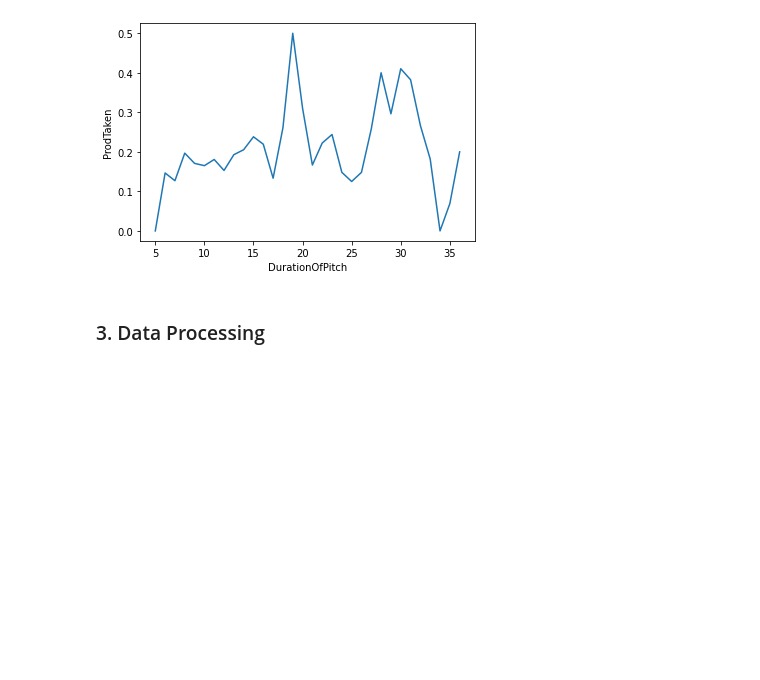
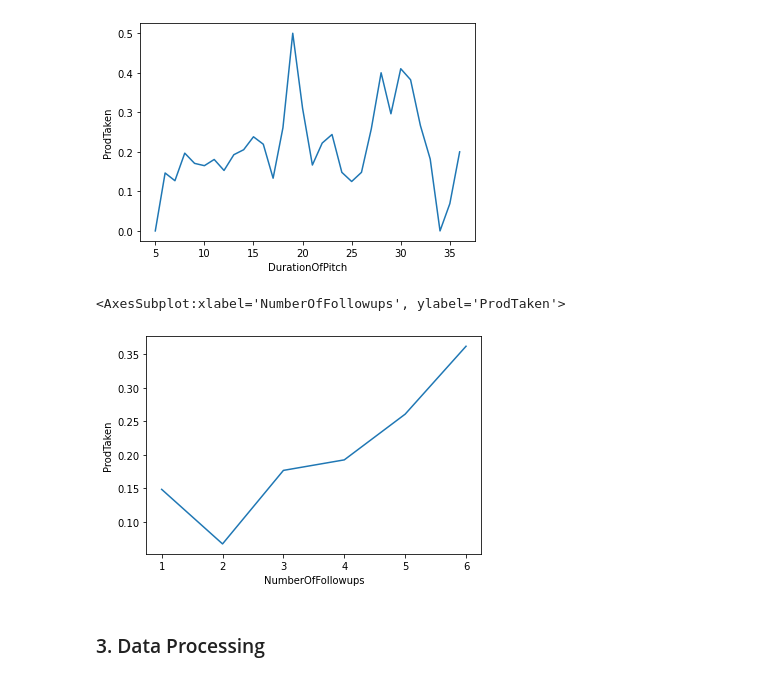
Before and after one commit to psrpsj/travel_package, a Jupyter notebook: travel.ipynb, the cells around one changed output. Cells and saved outputs as stored; diff of their text form; code cells hidden in the pictures; blank space fills up the shorter version.

```diff
--- a/travel.ipynb
+++ b/travel.ipynb
@@ -193,6 +193,11 @@ sb.lineplot(x="DurationOfPitch", y="ProdTaken", ci=None, data=train)
 # %% [output]
 <AxesSubplot:xlabel='DurationOfPitch', ylabel='ProdTaken'>
 [figure]
+# %%
+sb.lineplot(x="NumberOfFollowups", y="ProdTaken", ci=None, data=train)
+# %% [output]
+<AxesSubplot:xlabel='NumberOfFollowups', ylabel='ProdTaken'>
+[figure, added]
 # %% [markdown]
 ### 3. Data Processing
 # %% [markdown]
```
